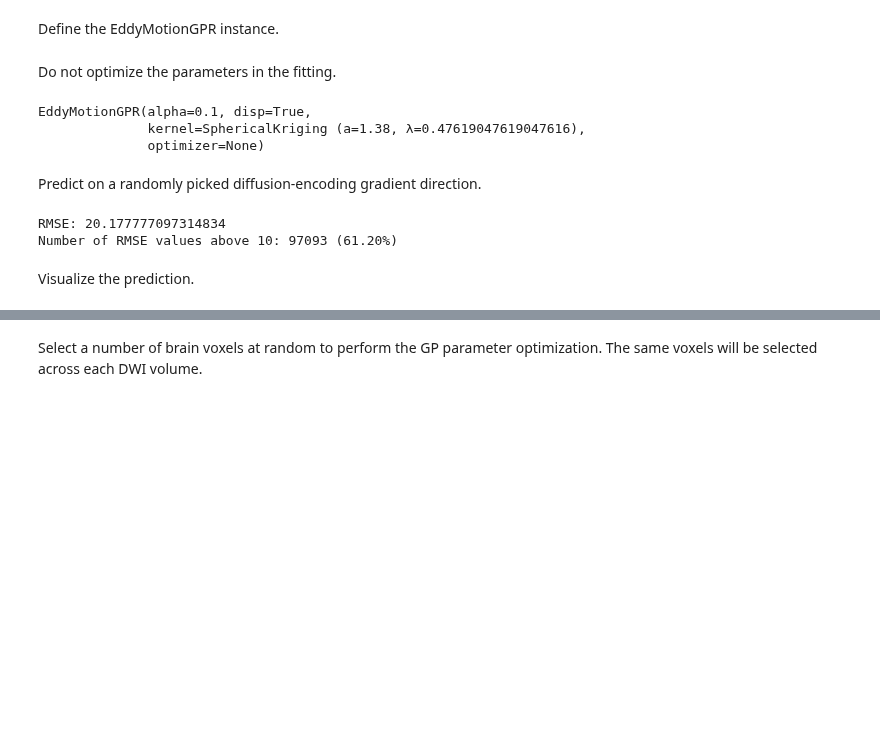
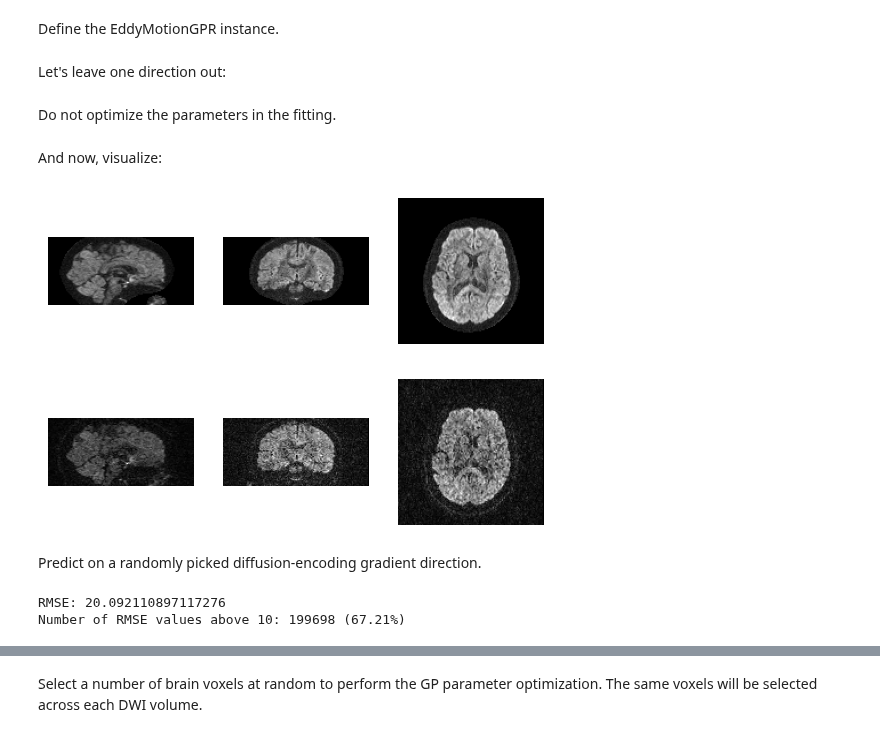
Before and after one commit to nipreps/eddymotion, a Jupyter notebook: docs/notebooks/dwi_gp_estimation.ipynb, the cells around one changed output, grey strips where cells are left out. Saved outputs shown, nothing was run; the diff lists cells and outputs as text; code cells hidden in the pictures; blank space fills up the shorter version.

```diff
--- a/docs/notebooks/dwi_gp_estimation.ipynb
+++ b/docs/notebooks/dwi_gp_estimation.ipynb
@@ -9,6 +9,9 @@ import numpy as np
 from dipy.core.gradients import get_bval_indices
 from dipy.io import read_bvals_bvecs
 from dipy.segment.mask import median_otsu
+
+from scipy.ndimage import binary_dilation
+from skimage.morphology import ball
 
 seed = 1234
 rng = np.random.default_rng(seed)
@@ -20,6 +23,7 @@ dwi_data = nib.load(dwi_fname).get_fdata()
 bvals, bvecs = read_bvals_bvecs(bval_fname, bvec_fname)
 
 _, brain_mask = median_otsu(dwi_data, vol_idx=[0])
+brain_mask = binary_dilation(brain_mask, ball(8))
 
 bval = 1000
 indices = get_bval_indices(bvals, bval, tol=20)
@@ -64,3 +68,5 @@ alpha = 0.1
 disp = True
 optimizer = None
 gpr = EddyMotionGPR(kernel=kernel, alpha=alpha, disp=disp, optimizer=optimizer)
+# %% [markdown]
+Let's leave one direction out:
@@ -67,33 +88,52 @@ gpr = EddyMotionGPR(kernel=kernel, alpha=alpha, disp=disp, optimizer=optimizer)
 # %% [markdown]
 Do not optimize the parameters in the fitting.
+# %%
+gpr = gpr.fit(X_train, y_train.T)
+
+y_sim = np.squeeze(gpr.predict(X_test))
+
+dwi_sim = np.zeros_like(shell_data[..., 0])
+dwi_sim[brain_mask] = y_sim
+# %% [markdown]
+And now, visualize:
 # %%
-X_train = bvecs_shell
-# Consider only brain voxels
-dwi_mask = np.repeat(brain_mask[..., np.newaxis], shell_data.shape[-1], axis=-1)
-y_train = shell_data[dwi_mask].reshape((X_train.shape[0], -1))
-gpr.fit(X_train, y_train)
+
+x_slice = dwi_sim[slice_idx[0], :, :]
+y_slice = dwi_sim[:, slice_idx[1], :]
+z_slice = dwi_sim[:, :, slice_idx[2]]
+slices = [x_slice, y_slice, z_slice]
+
+fig, axes = plt.subplots(1, len(slices))
+for i, _slice in enumerate(slices):
+     axes[i].imshow(_slice.T, cmap="gray", origin="lower", aspect='equal')
+     axes[i].set_axis_off()
+
+plt.show()
+
+x_slice = dwi_data[slice_idx[0], :, :, dwi_vol_idx]
+y_slice = dwi_data[:, slice_idx[1], :, dwi_vol_idx]
+z_slice = dwi_data[:, :, slice_idx[2], dwi_vol_idx]
+slices = [x_slice, y_slice, z_slice]
+
+fig, axes = plt.subplots(1, len(slices))
+for i, _slice in enumerate(slices):
+    axes[i].imshow(_slice.T, cmap="gray", origin="lower", aspect='equal')
+    axes[i].set_axis_off()
+
+plt.show()
 # %% [output]
-EddyMotionGPR(alpha=0.1, disp=True,
-              kernel=SphericalKriging (a=1.38, λ=0.47619047619047616),
-              optimizer=None)
+[figure, added]
+[figure, added]
 # %% [markdown]
 Predict on a randomly picked diffusion-encoding gradient direction.
 # %%
-# Pick a direction to predict
-idx = rng.integers(0, len(indices))
-X_test = bvecs_shell[idx][np.newaxis, :]
-y_pred = gpr.predict(X_test)
+rmse = np.sqrt((y_test.squeeze() - y_sim) ** 2)
 
-rmse = np.sqrt(np.mean(np.square(y_train[idx, ...] - y_pred.squeeze())))
-_rmse_element = np.sqrt(np.square(y_train[idx, ...] - y_pred.squeeze()))
-
-print(f"RMSE: {rmse}")
+print(f"RMSE: {rmse.mean()}")
 threshold = 10
-n_error_thr = len(_rmse_element[_rmse_element > threshold])
-ratio = n_error_thr / len(_rmse_element) * 100
+n_error_thr = len(rmse[rmse > threshold])
+ratio = n_error_thr / len(rmse) * 100
 print(f"Number of RMSE values above {threshold}: {n_error_thr} ({ratio:.2f}%)")
 # %% [output]
-RMSE: 20.177777097314834
-Number of RMSE values above 10: 97093 (61.20%)
+RMSE: 20.092110897117276
+Number of RMSE values above 10: 199698 (67.21%)
-# %% [markdown]
-Visualize the prediction.
```
Also changed, not shown: parts of 18 cells of this notebook.
